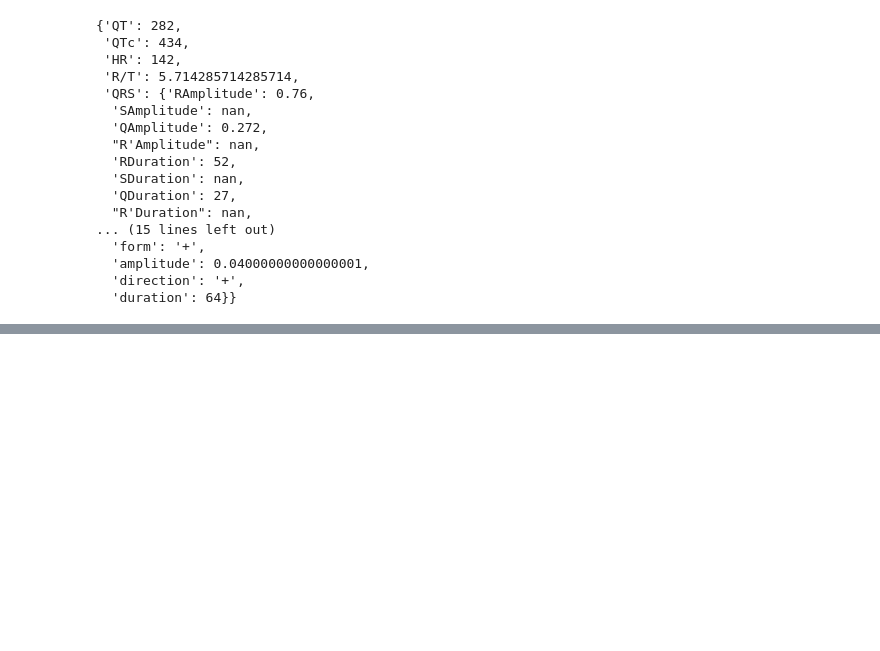
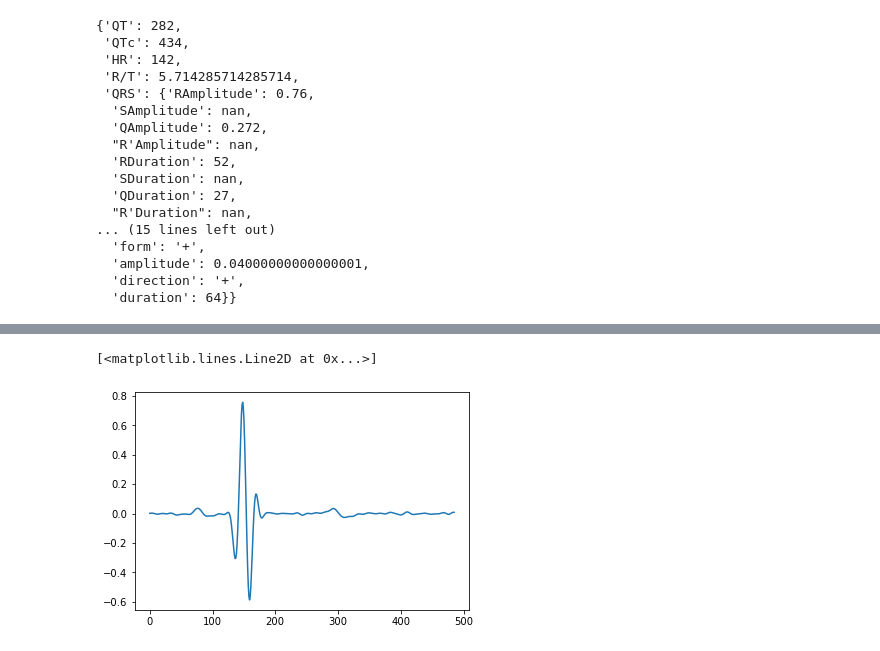
Before and after one commit to hsd1503/ECG_feature_extraction, a Jupyter notebook: example.ipynb, the cells around one changed output, grey strips where cells are left out. Drawn from its saved outputs; the diff is of its cells as text; code cells hidden in the pictures; blank space fills up the shorter version.

```diff
--- a/example.ipynb
+++ b/example.ipynb
@@ -79,0 +84,5 @@ features
+# %%
+plt.plot(avg_wave)
+# %% [output]
+[<matplotlib.lines.Line2D at 0x...>]
+[figure, added]
```
Also changed, not shown: parts of 3 cells of this notebook, 1 other file.
